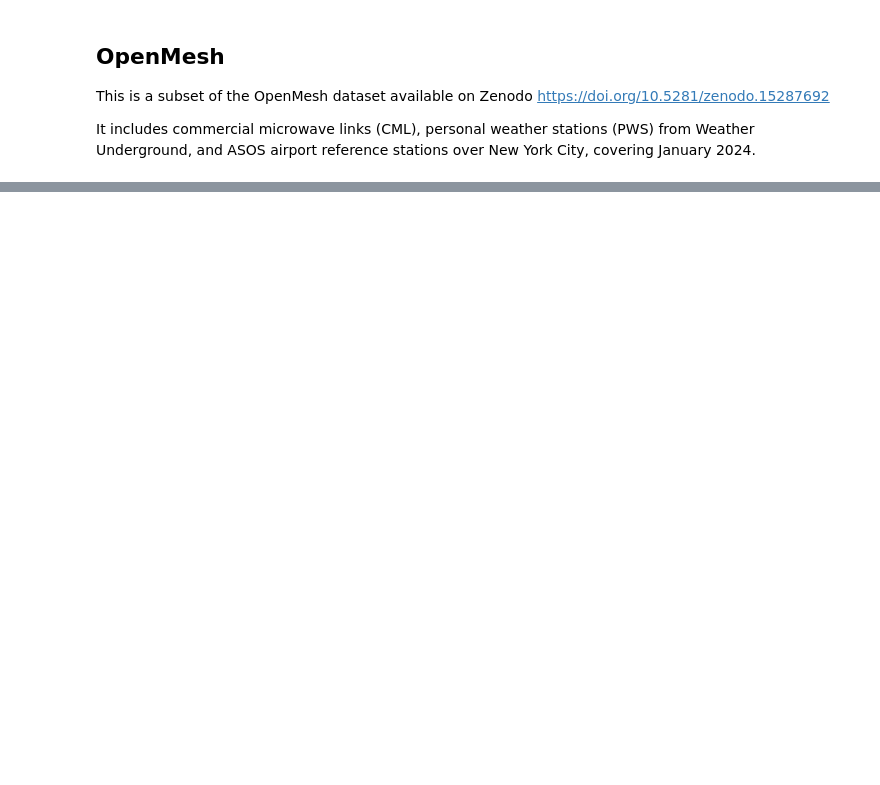
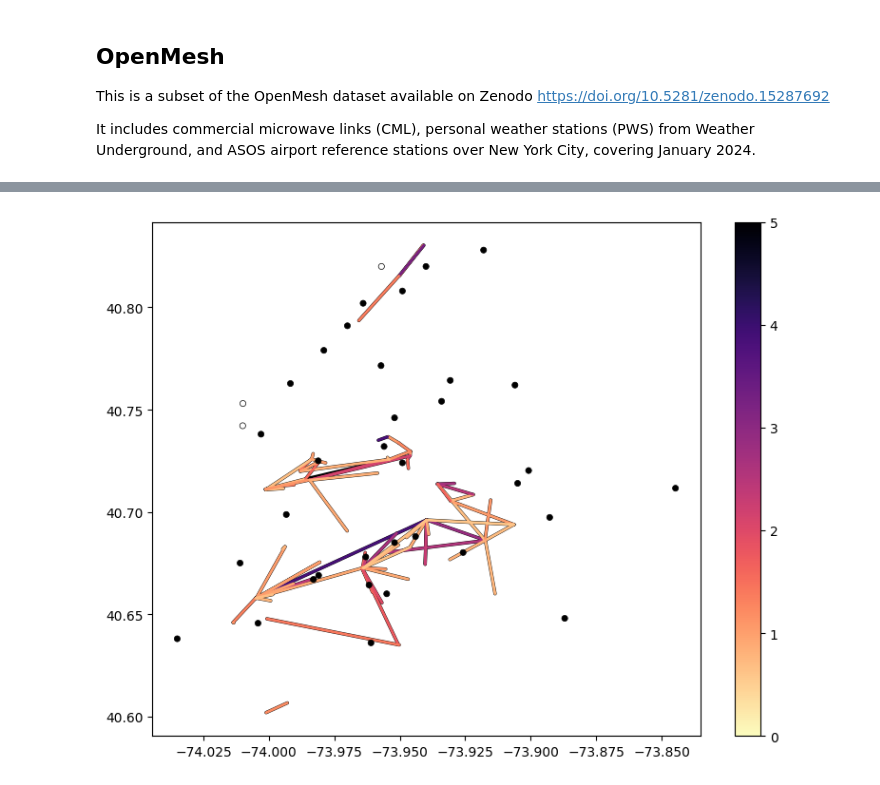
Before and after one commit to OpenSenseAction/poligrain, a Jupyter notebook: docs/notebooks/Explore_example_data.ipynb, the cells around one changed output, grey strips where cells are left out. Cells and saved outputs as stored; diff of their text form; code cells hidden in the pictures; blank space fills up the shorter version.

```diff
--- a/docs/notebooks/Explore_example_data.ipynb
+++ b/docs/notebooks/Explore_example_data.ipynb
@@ -181,14 +275,20 @@ and ASOS airport reference stations over New York City, covering January 2024.
 # %%
+fig, ax = plt.subplots(figsize=(8, 6))
 plg.plot_map.plot_plg(
     da_cmls=ds_cmls.isel(sublink_id=0).rsl.std(dim="time"),
-    da_gauges=ds_pws.rainfall_amount.sum(dim="time"),
+    da_gauges=ds_pws.rainfall_amount.sum(dim="time") > 0,
     vmin=0,
-    vmax=200,
+    vmax=1,
+    cmap="Grays",
     kwargs_cmls_plot={
-        "edge_color": "k",
+        "edge_colory": "k",
         "edge_width": 0.5,
         "vmin": 0,
         "vmax": 5,
         "cmap": "magma_r",
     },
+    ax=ax,
 )
+plt.tight_layout()
+# %% [output]
+[figure, added]
```
Also changed, not shown: parts of 8 cells of this notebook.
